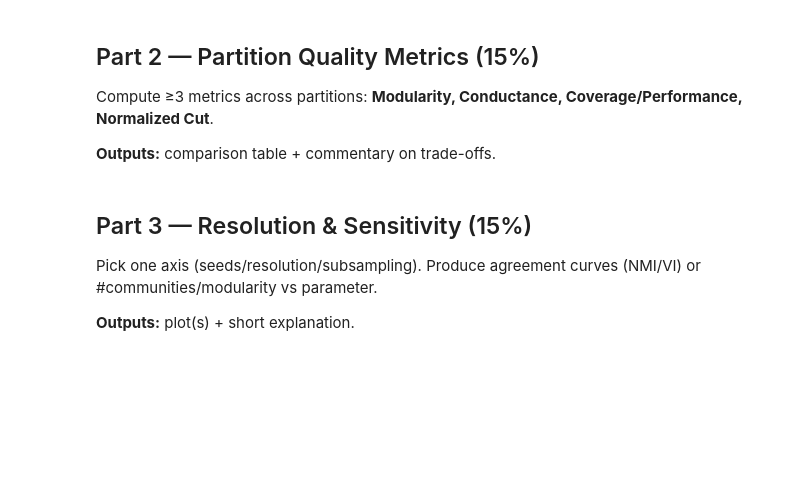
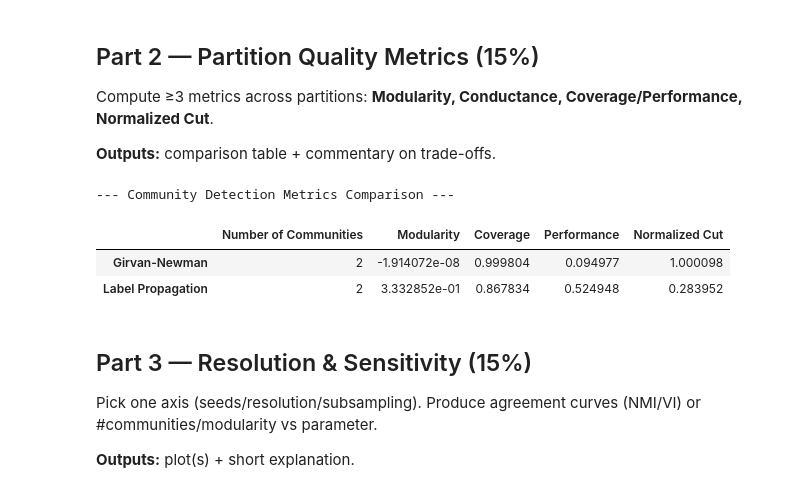
Before and after one commit to nurfnick/NetworkScience, a Jupyter notebook: HomeworkAssignments/Project4.ipynb, the cells around one changed output. Drawn from its saved outputs; the diff is of its cells as text; code cells hidden in the pictures; blank space fills up the shorter version.

```diff
--- a/HomeworkAssignments/Project4.ipynb
+++ b/HomeworkAssignments/Project4.ipynb
@@ -214,3 +211,40 @@ Compute ≥3 metrics across partitions: **Modularity, Conductance, Coverage/Perf
+# %%
+gn_coverage,gn_performance = co.partition_quality(G,communities_gn)
+# %%
+lp_coverage, lp_performance = co.partition_quality(G,communities_lp)
+# %%
+lp_cut = cut.normalized_cut_size(G,list(communities_lp[0]))
+gn_cut = cut.normalized_cut_size(G,list(communities_gn[0]))
+# %%
+results = {}
+
+results['Girvan-Newman'] = {
+    'Number of Communities': len(communities_gn),
+    'Modularity': mod_gn,
+    'Coverage': gn_coverage,
+    'Performance': gn_performance,
+    'Normalized Cut': gn_cut
+}
+
+results['Label Propagation'] = {
+    'Number of Communities': len(communities_lp),
+    'Modularity': mod_lp,
+    'Coverage': lp_coverage,
+    'Performance': lp_performance,
+    'Normalized Cut': lp_cut
+}
+
+
+# Create a Pandas DataFrame for comparison
+metrics_df = pd.DataFrame.from_dict(results, orient='index')
+
+print("\n--- Community Detection Metrics Comparison ---")
+display(metrics_df)
+# %% [output]
+--- Community Detection Metrics Comparison ---
+|  | Number of Communities | Modularity | Coverage | Performance | Normalized Cut |
+| Girvan-Newman | 2 | -1.914072e-08 | 0.999804 | 0.094977 | 1.000098 |
+| Label Propagation | 2 | 3.332852e-01 | 0.867834 | 0.524948 | 0.283952 |
 # %% [markdown]
 
 ## Part 3 — Resolution & Sensitivity (15%)
```
Also changed, not shown: parts of 6 cells of this notebook.
